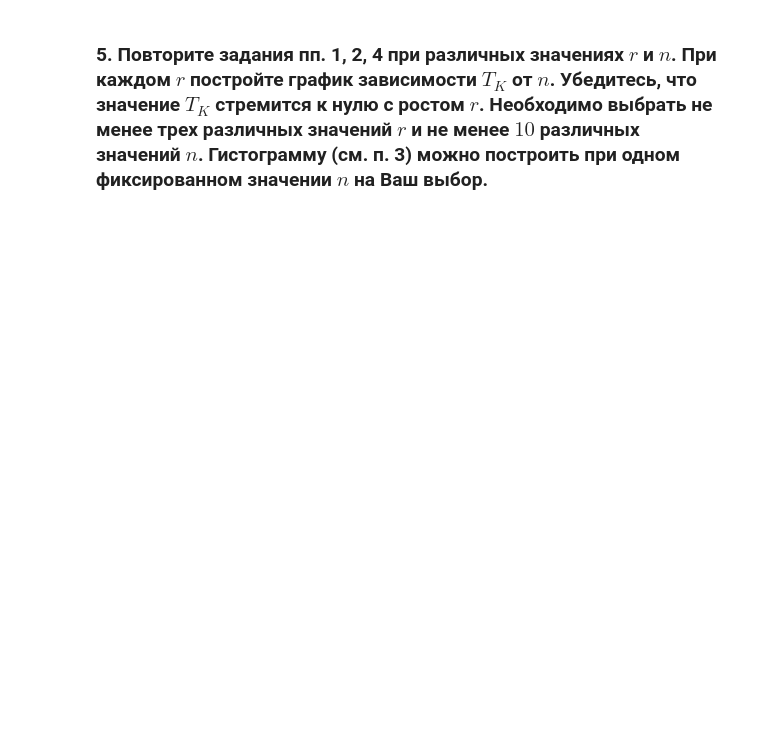
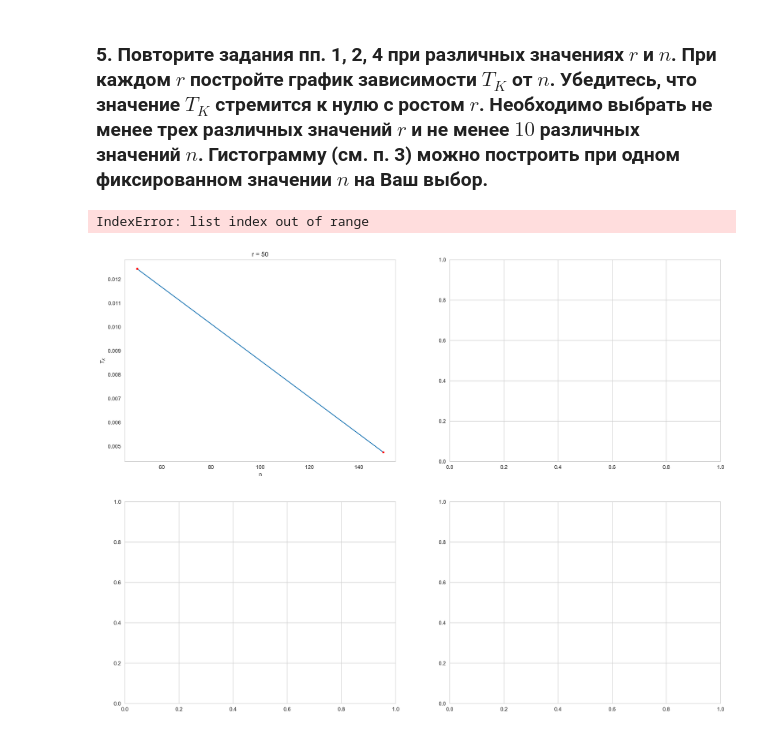
Before and after one commit to sudakovcom/Statistics, a Jupyter notebook: Task 3.ipynb, the cells around one changed output. Cells and saved outputs as stored; diff of their text form; code cells hidden in the pictures; blank space fills up the shorter version.

```diff
--- a/Task 3.ipynb
+++ b/Task 3.ipynb
@@ -391,0 +391,45 @@ T_k =  0.004679377270948859
+# %%
+def T_K_list(r, N):
+    T_k = []
+    num_of_mesures = 1
+    for n in N:
+        T = 0
+        for i in range(num_of_mesures):
+            T += T_K(r, n)
+        T_k.append(T / num_of_mesures)
+    return T_k
+# %%
+N = np.arange(50, 200, 100)
+fig, axes = plt.subplots(2, 2, figsize=(20, 15))
+
+list = T_K_list(40, N)
+axes[0, 0].plot(N, list)
+axes[0, 0].plot(N, list, '.', color="red")
+axes[0, 0].set_title("r = 50")
+axes[0, 0].set_xlabel("n")
+axes[0, 0].set_ylabel('$T_K$')
+axes[0, 0].grid()
+
+axes[0, 1].plot(N, T_K_list(100, N))
+axes[0, 1].plot(N, T_K_list(100, N), '.', color="red")
+axes[0, 1].set_title("r = 100")
+axes[0, 1].set_xlabel("n")
+axes[0, 1].set_ylabel('$T_K$')
+axes[0, 1].grid()
+
+axes[1, 0].plot(N, T_K_list(150, N))
+axes[1, 0].plot(N, T_K_list(150, N), '.', color="red")
+axes[1, 0].set_title("r = 150")
+axes[1, 0].set_xlabel("n")
+axes[1, 0].set_ylabel('$T_K$')
+axes[1, 0].grid()
+
+axes[1, 1].plot(N, T_K_list(200, N))
+axes[1, 1].plot(N, T_K_list(200, N), '.', color="red")
+axes[1, 1].set_title("r = 200")
+axes[1, 1].set_xlabel("n")
+axes[1, 1].set_ylabel('$T_K$')
+axes[1, 1].grid()
+# %% [output]
+IndexError: list index out of range
+[figure, added]
```
Also changed, not shown: parts of 10 cells of this notebook, 1 other file.
